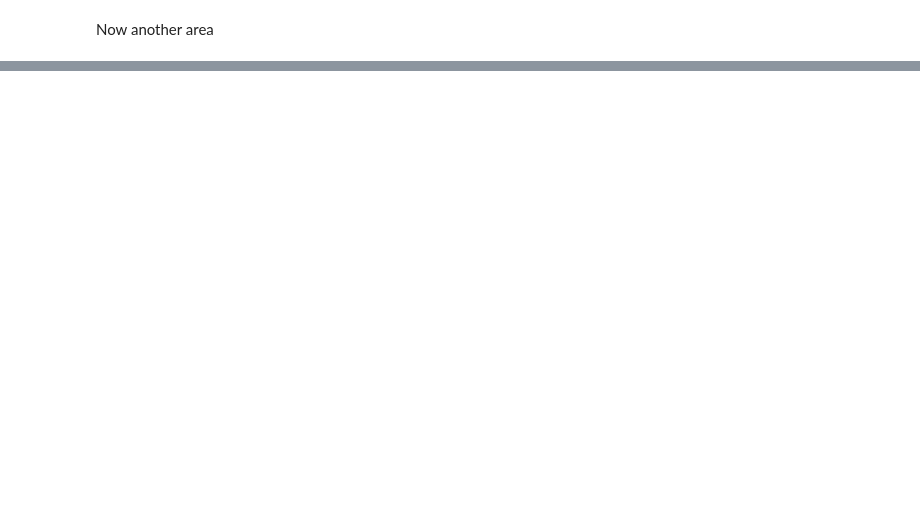
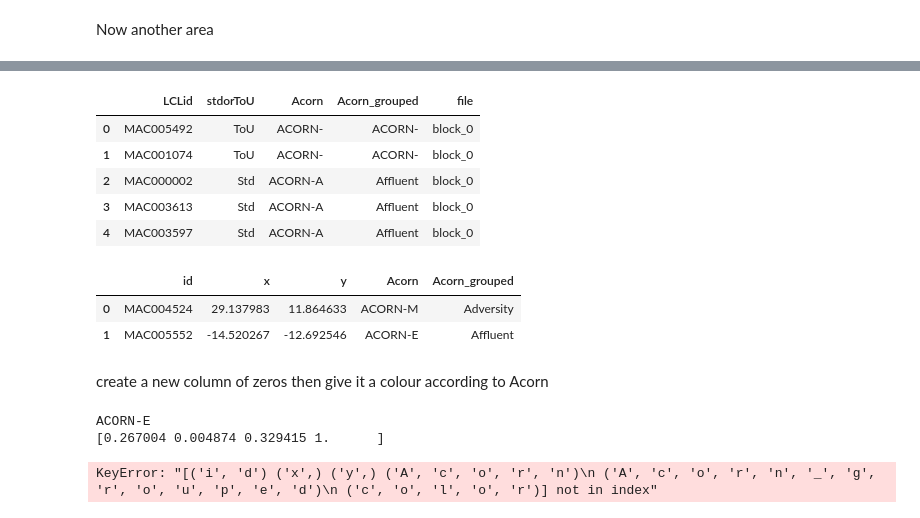
Before and after one commit to sofiary/teamunicornn, a Jupyter notebook: challenge_1/notebooks/3_0_a_clustering_tsne_ds.ipynb, the cells around one changed output, grey strips where cells are left out. Cells and saved outputs as stored; diff of their text form; code cells hidden in the pictures; blank space fills up the shorter version.

```diff
--- a/challenge_1/notebooks/3_0_a_clustering_tsne_ds.ipynb
+++ b/challenge_1/notebooks/3_0_a_clustering_tsne_ds.ipynb
@@ -109,0 +113,11 @@ MAC005386
+# %%
+ih = pd.read_csv('{0}informations_households.csv'.format(PATH))
+# %%
+ih.head()
+# %% [output]
+|  | LCLid | stdorToU | Acorn | Acorn_grouped | file |
+| 0 | MAC005492 | ToU | ACORN- | ACORN- | block_0 |
+| 1 | MAC001074 | ToU | ACORN- | ACORN- | block_0 |
+| 2 | MAC000002 | Std | ACORN-A | Affluent | block_0 |
+| 3 | MAC003613 | Std | ACORN-A | Affluent | block_0 |
+| 4 | MAC003597 | Std | ACORN-A | Affluent | block_0 |
@@ -109,0 +136,6 @@ MAC005386
+# %%
+df.head(n=2)
+# %% [output]
+|  | id | x | y | Acorn | Acorn_grouped |
+| 0 | MAC004524 | 29.137983 | 11.864633 | ACORN-M | Adversity |
+| 1 | MAC005552 | -14.520267 | -12.692546 | ACORN-E | Affluent |
@@ -109,0 +146,2 @@ MAC005386
+# %% [markdown]
+create a new column of zeros then give it a colour according to Acorn
@@ -109,0 +150,8 @@ MAC005386
+# %%
+for a, c in zip(acorns, colors):
+    mask = df.loc[df['Acorn'] == a]
+    df.loc[mask, 'color'] = c
+# %% [output]
+ACORN-E
+[0.267004 0.004874 0.329415 1.      ]
+KeyError: "[('i', 'd') ('x',) ('y',) ('A', 'c', 'o', 'r', 'n')\n ('A', 'c', 'o', 'r', 'n', '_', 'g', 'r', 'o', 'u', 'p', 'e', 'd')\n ('c', 'o', 'l', 'o', 'r')] not in index"
```
Also changed, not shown: parts of 21 cells of this notebook, 3 other files.
